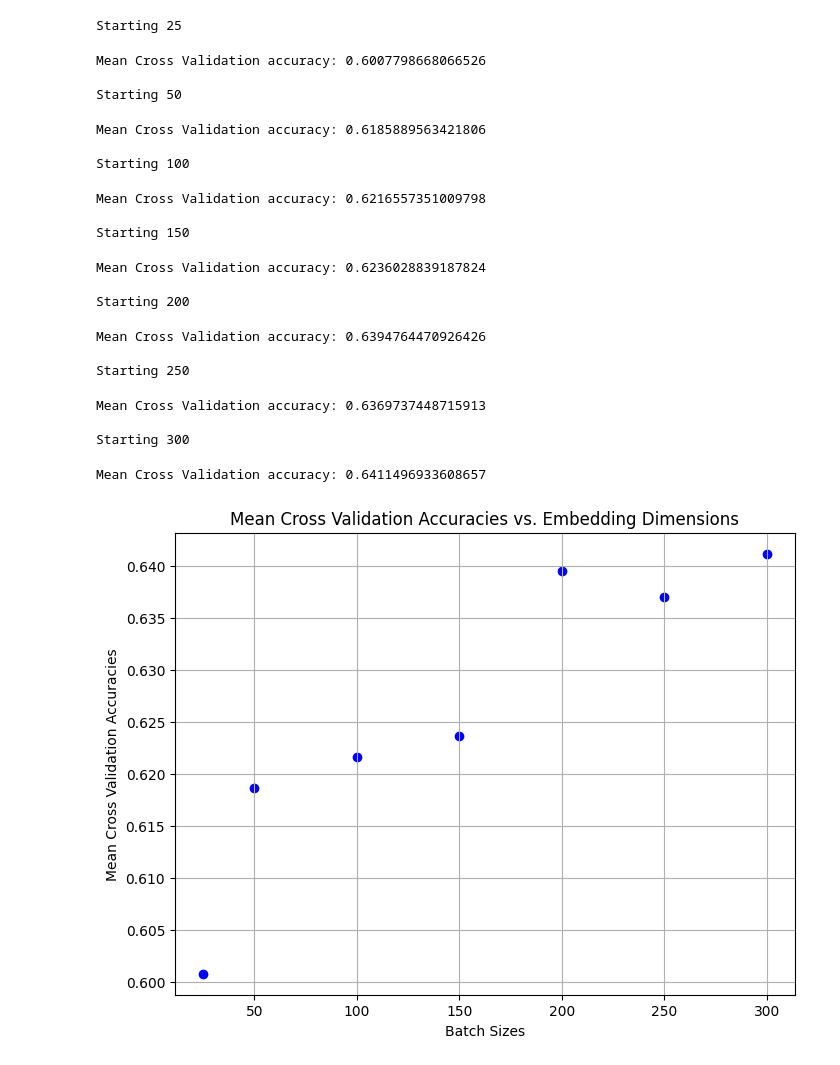
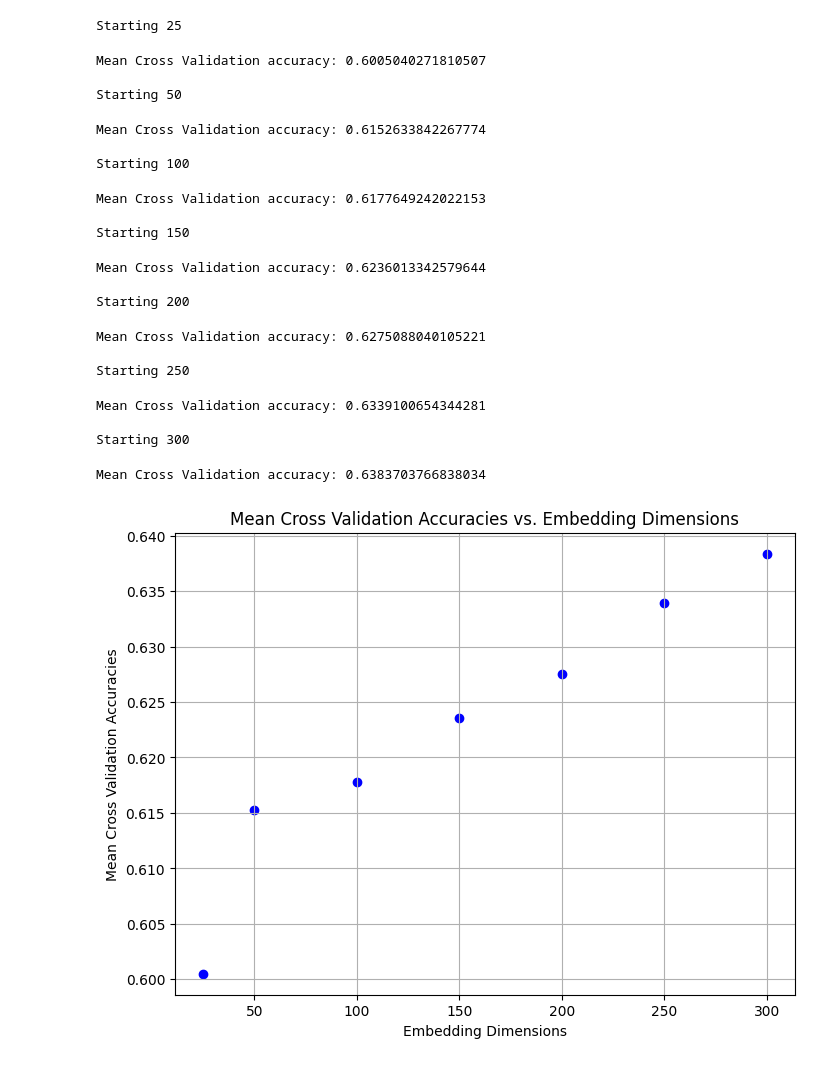
Before and after one commit to KrisCholakov02/SC4001-Group-Project, a Jupyter notebook: hyperparameter_embd_dim.ipynb, the cells around one changed output. Cells and saved outputs as stored; diff of their text form; code cells hidden in the pictures.

```diff
--- a/hyperparameter_embd_dim.ipynb
+++ b/hyperparameter_embd_dim.ipynb
@@ -25,7 +25,7 @@ from keras_preprocessing.sequence import pad_sequences
 
 from IPython.lib.display import Audio
 # %%
-features_df = pd.read_csv("features_df.csv")
+features_df = pd.read_csv("features_df_withnewvals.csv")
 labels_df = features_df['label']
 features_df.drop('label',axis=1, inplace=True)
 # %%
@@ -296,34 +296,34 @@ embedding_dim = [25, 50, 100, 150, 200, 250, 300]
 cross_validation_accuracies = find_optimal_hyperparameter(np.array(texts_train), y_train_encoded, embedding_dim, optimal_bs)
 # %% [output]
 Starting 25
-Mean Cross Validation accuracy: 0.6007798668066526
+Mean Cross Validation accuracy: 0.6005040271810507
 
 Starting 50
-Mean Cross Validation accuracy: 0.6185889563421806
+Mean Cross Validation accuracy: 0.6152633842267774
 
 Starting 100
-Mean Cross Validation accuracy: 0.6216557351009798
+Mean Cross Validation accuracy: 0.6177649242022153
 
 Starting 150
-Mean Cross Validation accuracy: 0.6236028839187824
+Mean Cross Validation accuracy: 0.6236013342579644
 
 Starting 200
-Mean Cross Validation accuracy: 0.6394764470926426
+Mean Cross Validation accuracy: 0.6275088040105221
 
 Starting 250
-Mean Cross Validation accuracy: 0.6369737448715913
+Mean Cross Validation accuracy: 0.6339100654344281
 
 Starting 300
-Mean Cross Validation accuracy: 0.6411496933608657
+Mean Cross Validation accuracy: 0.6383703766838034
 # %%
 mean_accuracies = list(cross_validation_accuracies.values())
 # Plot scatterplot
 plt.figure(figsize=(8, 6))
 plt.scatter(embedding_dim, mean_accuracies, color='blue')
 plt.title('Mean Cross Validation Accuracies vs. Embedding Dimensions')
-plt.xlabel('Batch Sizes')
+plt.xlabel('Embedding Dimensions')
 plt.ylabel('Mean Cross Validation Accuracies')
 plt.grid(True)
 plt.show()
 # %% [output]
-[figure, old version]
+[figure, new version]
```
Also changed, not shown: parts of 1 cell of this notebook, 4 other files.
